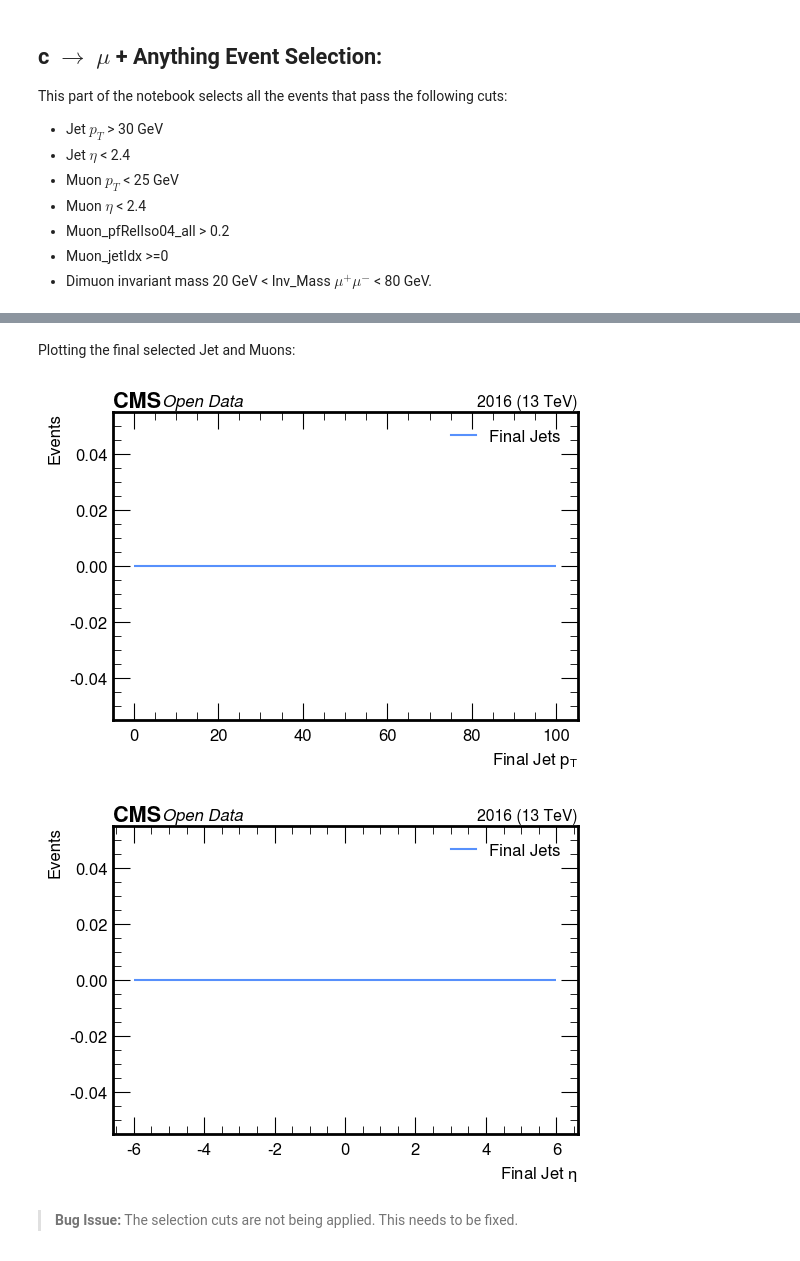
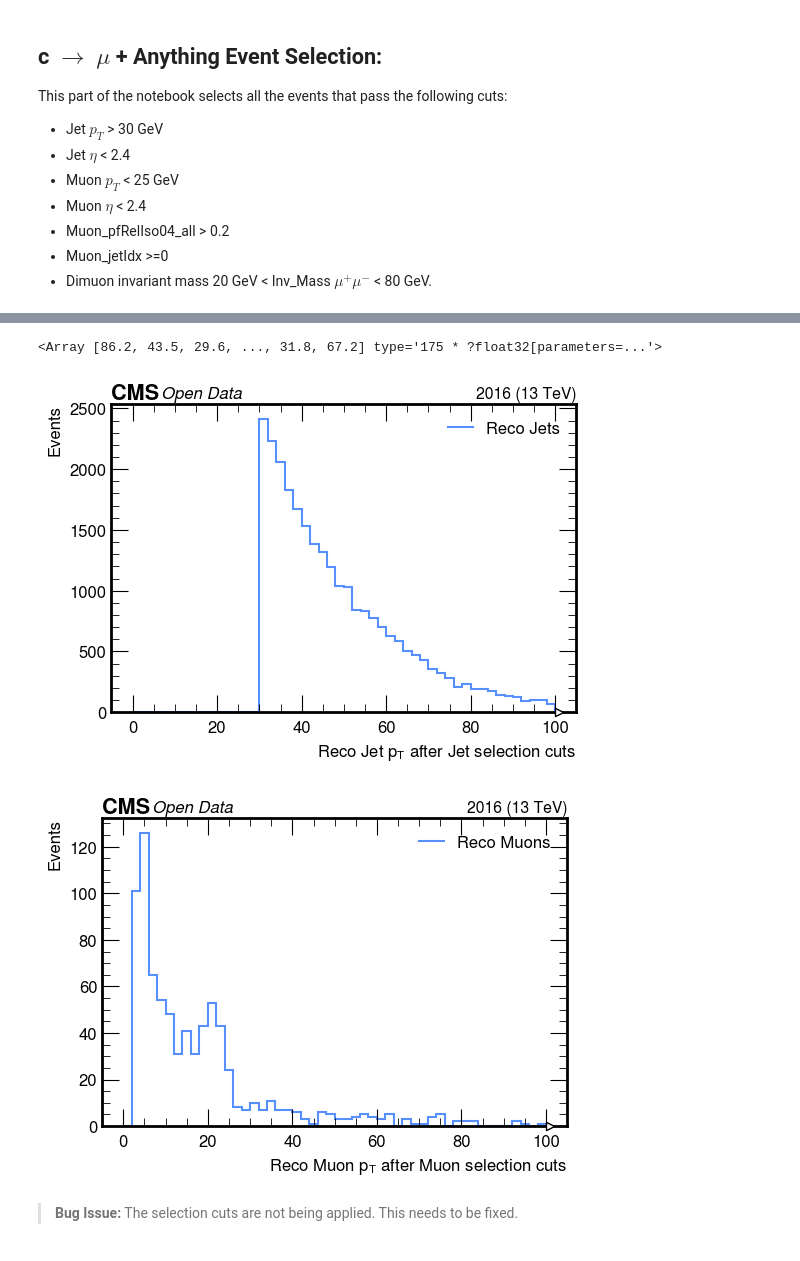
Before and after one commit to xondikoi03/charmTaggingAnalysis, a Jupyter notebook: Coffea/notebooks/charmAnalysis.ipynb, the cells around one changed output, grey strips where cells are left out. Cells and saved outputs as stored; diff of their text form; code cells hidden in the pictures.

```diff
--- a/Coffea/notebooks/charmAnalysis.ipynb
+++ b/Coffea/notebooks/charmAnalysis.ipynb
@@ -686,29 +479,0 @@ make_hist(
-# %% [markdown]
-Plotting the final selected Jet and Muons:
-# %%
-# Jet Pt with final cuts:
-Final_Jet_Pt = dak.flatten(Jet_Events.Jet.pt)
-make_hist(
-    Final_Jet_Pt,
-    50, 0, 100,
-    "Final Jet $p_{T}$",
-    "Events",
-    "Final Jets",
-    fname="Plots/FinalJet_pT.png",
-    logy=False
-)
-
-# Jet eta with final cuts:
-Final_Jet_eta = dak.flatten(Jet_Events.Jet.eta)
-make_hist(
-    Final_Jet_eta,
-    50, -6, 6,
-    "Final Jet $\\eta$",
-    "Events",
-    "Final Jets",
-    fname="Plots/FinalJet_eta.png",
-    logy=False
-)
-# %% [output]
-[figure, removed]
-[figure, removed]
@@ -715,3 +522,32 @@ make_hist(
+# %%
+dimuon_mass.compute()
+# %% [output]
+<Array [86.2, 43.5, 29.6, ..., 31.8, 67.2] type='175 * ?float32[parameters=...'>
+# %%
+Jet_Pt = dak.flatten(pass_events_Jets.Jet.pt)
+make_hist(
+    Jet_Pt,
+    50, 0, 100,
+    "Reco Jet $p_{T}$ after Jet selection cuts",
+    "Events",
+    "Reco Jets",
+    fname="Plots/RecoJet_Pt_afterJetCuts.png",
+    logy=False
+)
+
+Muon_Pt = dak.flatten(pass_events_Muons.Muon.pt)
+make_hist(
+    Muon_Pt,
+    50, 0, 100,
+    "Reco Muon $p_{T}$ after Muon selection cuts",
+    "Events",
+    "Reco Muons",
+    fname="Plots/RecoMuon_Pt_afterMuonCuts.png",
+    logy=False
+)
+# %% [output]
+[figure, added]
+[figure, added]
 # %% [markdown]
 >**Bug Issue:** The selection cuts are not being applied. This needs to be fixed.
 # %% [markdown]
```
Also changed, not shown: parts of 38 cells of this notebook.
